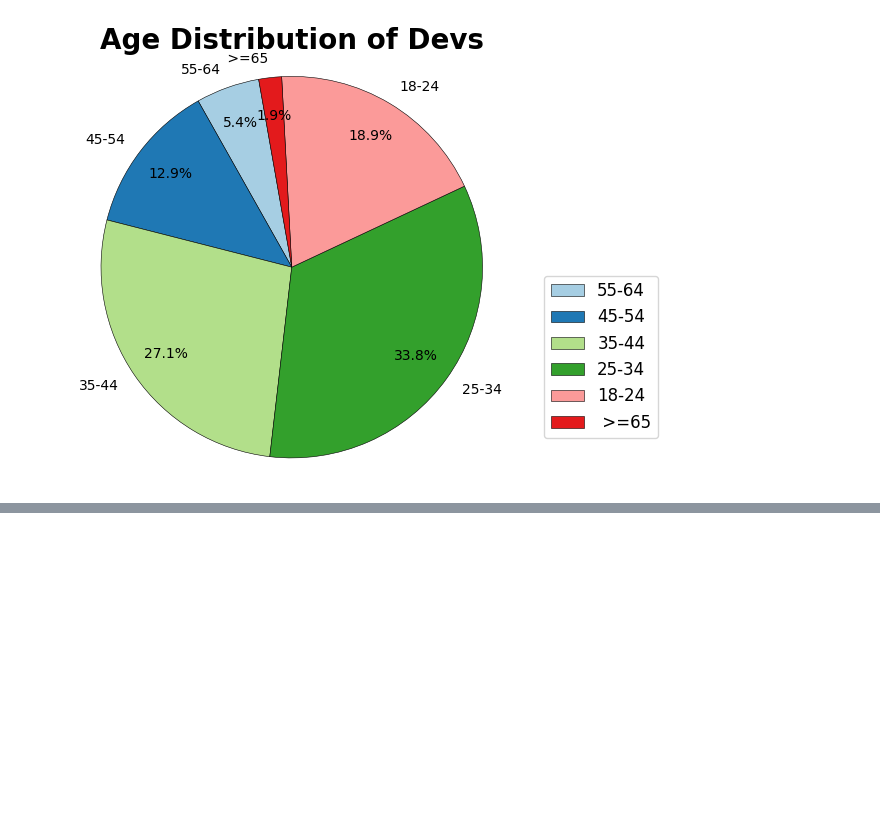
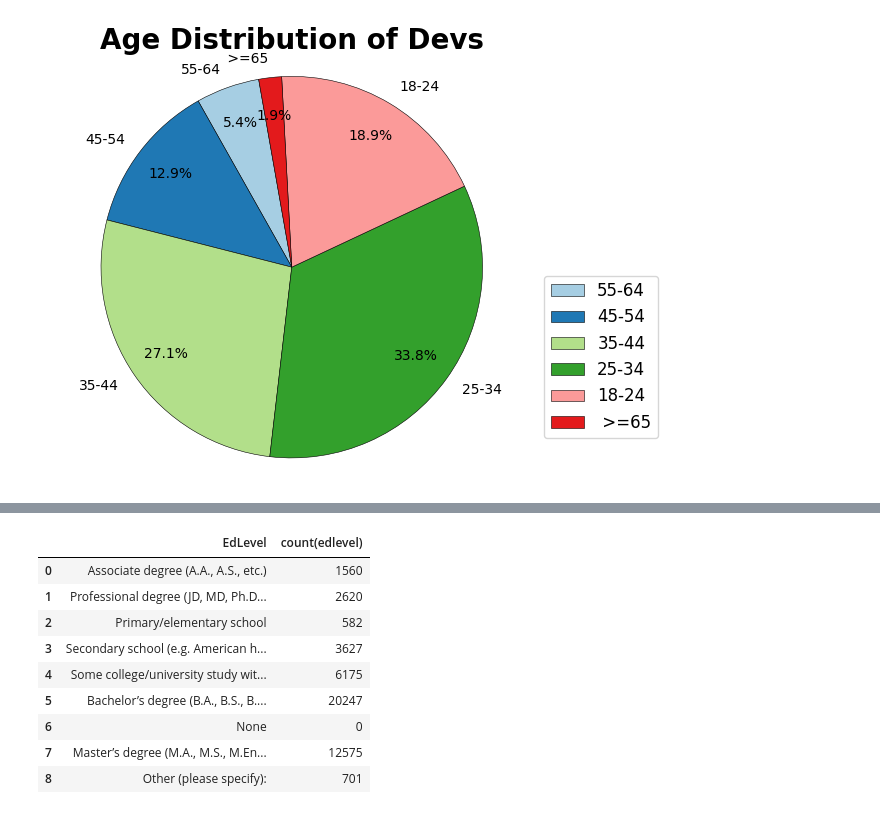
Before and after one commit to huyqng1412/stackoverflow_2025_project, a Jupyter notebook: so2025_vis.ipynb, the cells around one changed output, grey strips where cells are left out. Saved outputs shown, nothing was run; the diff lists cells and outputs as text; code cells hidden in the pictures; blank space fills up the shorter version.

```diff
--- a/so2025_vis.ipynb
+++ b/so2025_vis.ipynb
@@ -75,0 +94,19 @@ plt.show()
+# %%
+demoq = """
+    select edlevel, count(edlevel)
+    from data
+    group by edlevel
+"""
+re_demo = con.sql(demoq).df()
+re_demo
+# %% [output]
+|  | EdLevel | count(edlevel) |
+| 0 | Associate degree (A.A., A.S., etc.) | 1560 |
+| 1 | Professional degree (JD, MD, Ph.D... | 2620 |
+| 2 | Primary/elementary school | 582 |
+| 3 | Secondary school (e.g. American h... | 3627 |
+| 4 | Some college/university study wit... | 6175 |
+| 5 | Bachelor’s degree (B.A., B.S., B.... | 20247 |
+| 6 | None | 0 |
+| 7 | Master’s degree (M.A., M.S., M.En... | 12575 |
+| 8 | Other (please specify): | 701 |
```
Also changed, not shown: parts of 2 cells of this notebook.
